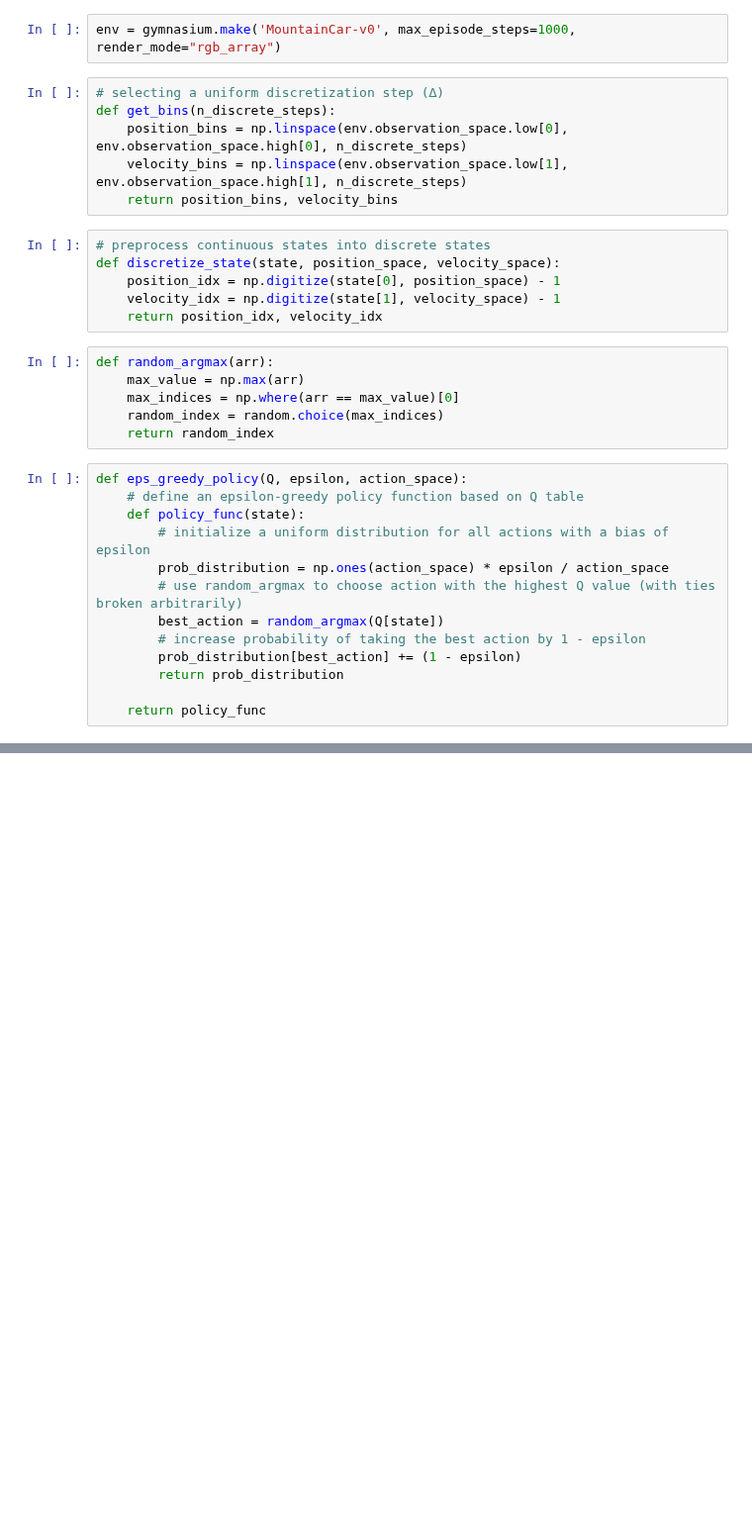
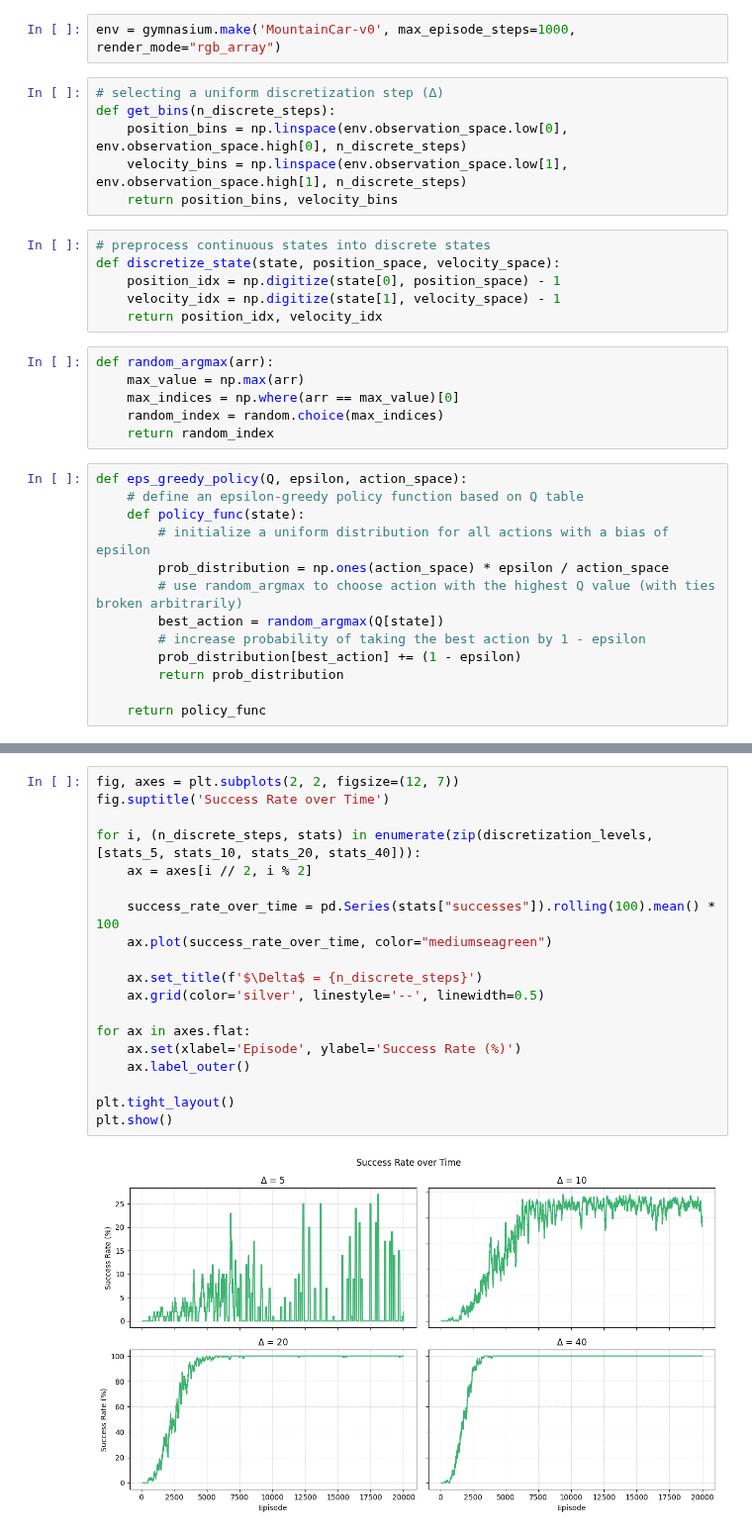
Before and after one commit to kuimetra/reinforcement_learning, a Jupyter notebook: problem_set4/ex4.ipynb, the cells around one changed output, grey strips where cells are left out. Shown at 99% size. Saved outputs shown, nothing was run; the diff lists cells and outputs as text; blank space fills up the shorter version.

```diff
--- a/problem_set4/ex4.ipynb
+++ b/problem_set4/ex4.ipynb
@@ -107,0 +149,21 @@ plt.show()
+# %%
+fig, axes = plt.subplots(2, 2, figsize=(12, 7))
+fig.suptitle('Success Rate over Time')
+
+for i, (n_discrete_steps, stats) in enumerate(zip(discretization_levels, [stats_5, stats_10, stats_20, stats_40])):
+    ax = axes[i // 2, i % 2]
+
+    success_rate_over_time = pd.Series(stats["successes"]).rolling(100).mean() * 100
+    ax.plot(success_rate_over_time, color="mediumseagreen")
+
+    ax.set_title(f'$\Delta$ = {n_discrete_steps}')
+    ax.grid(color='silver', linestyle='--', linewidth=0.5)
+
+for ax in axes.flat:
+    ax.set(xlabel='Episode', ylabel='Success Rate (%)')
+    ax.label_outer()
+
+plt.tight_layout()
+plt.show()
+# %% [output]
+[figure, added]
```
Also changed, not shown: parts of 10 cells of this notebook.
